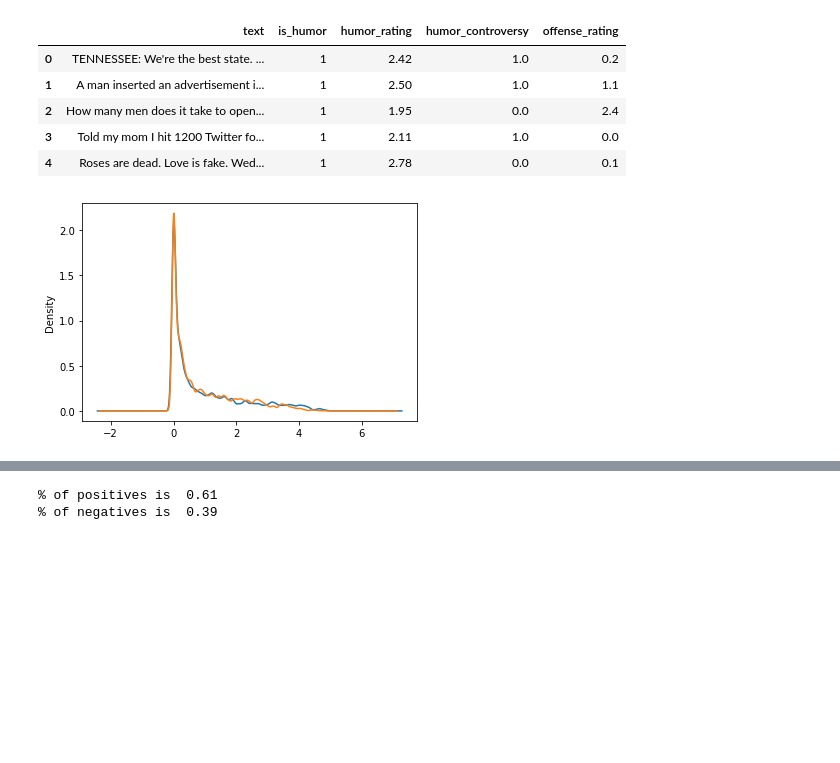
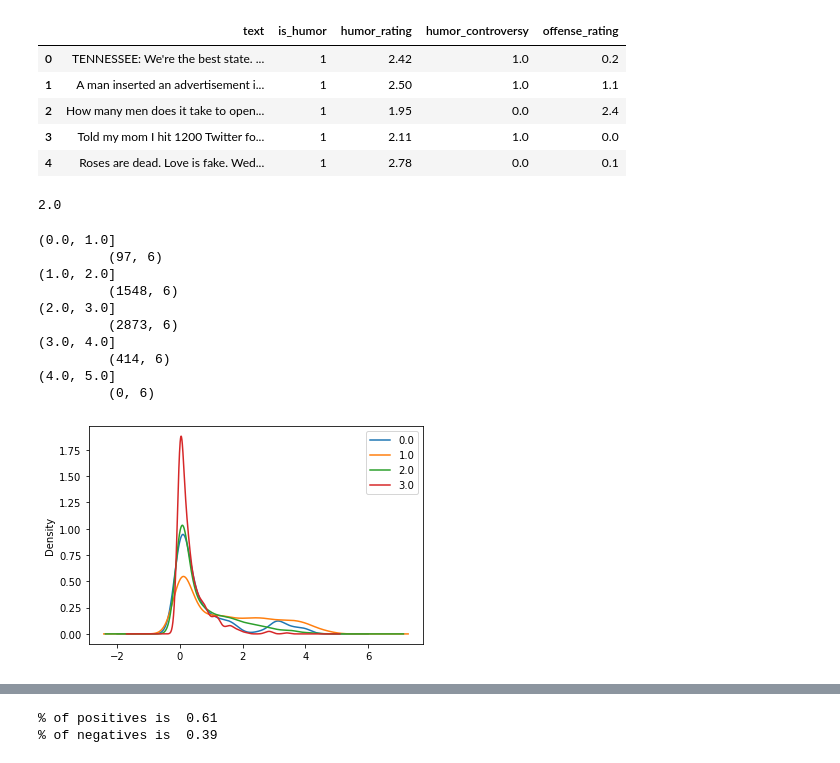
Before and after one commit to idoelp/asigmo-team2, a Jupyter notebook: Baseline-iago_1a_differentModels_GridSearch_otherMetrics.ipynb, the cells around one changed output, grey strips where cells are left out. Cells and saved outputs as stored; diff of their text form; code cells hidden in the pictures; blank space fills up the shorter version.

```diff
--- a/Baseline-iago_1a_differentModels_GridSearch_otherMetrics.ipynb
+++ b/Baseline-iago_1a_differentModels_GridSearch_otherMetrics.ipynb
@@ -25,9 +25,3 @@ df.head()
 | 2 | How many men does it take to open... | 1 | 1.95 | 0.0 | 2.4 |
 | 3 | Told my mom I hit 1200 Twitter fo... | 1 | 2.11 | 1.0 | 0.0 |
 | 4 | Roses are dead. Love is fake. Wed... | 1 | 2.78 | 0.0 | 0.1 |
-# %%
-dfr = df[df['is_humor']==1]
-for k,v in dfr.groupby('humor_controversy'):
-    v.offense_rating.plot.kde(0.05)
-# %% [output]
-[figure, removed]
@@ -34,3 +33,27 @@ for k,v in dfr.groupby('humor_controversy'):
+# %%
+dd = df.iloc[0,5]
+
+print(dd.left)
+# %% [output]
+2.0
+# %%
+for k,v in dfr.groupby('humor_rating_class'):
+    print(k)
+    print("\t",v.shape)
+    if v.shape[0]>1:
+        v.offense_rating.plot.kde(0.2,label=k.left,legend=True)
+# %% [output]
+(0.0, 1.0]
+         (97, 6)
+(1.0, 2.0]
+         (1548, 6)
+(2.0, 3.0]
+         (2873, 6)
+(3.0, 4.0]
+         (414, 6)
+(4.0, 5.0]
+         (0, 6)
+[figure, added]
 # %%
 X_train, X_test, y_train, y_test = train_test_split(df[['text']], df['is_humor'], test_size = 0.2, random_state = 21)
 # %%
```
Also changed, not shown: parts of 6 cells of this notebook.
